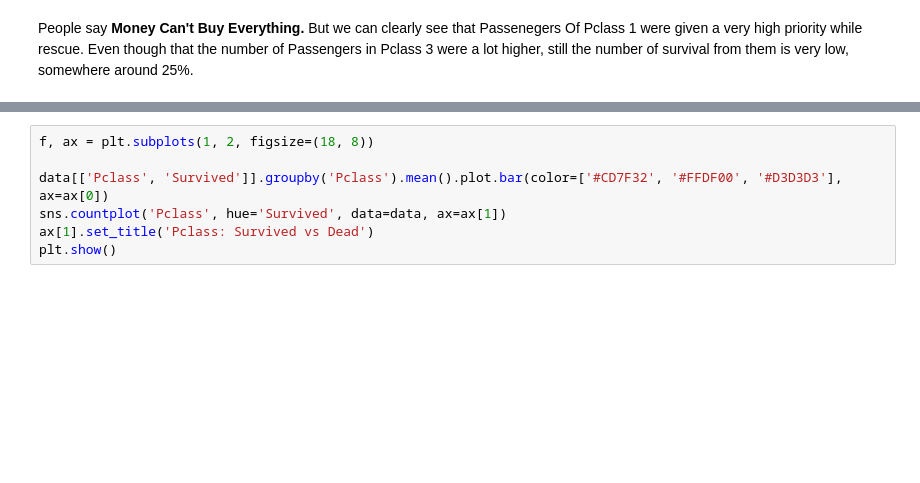
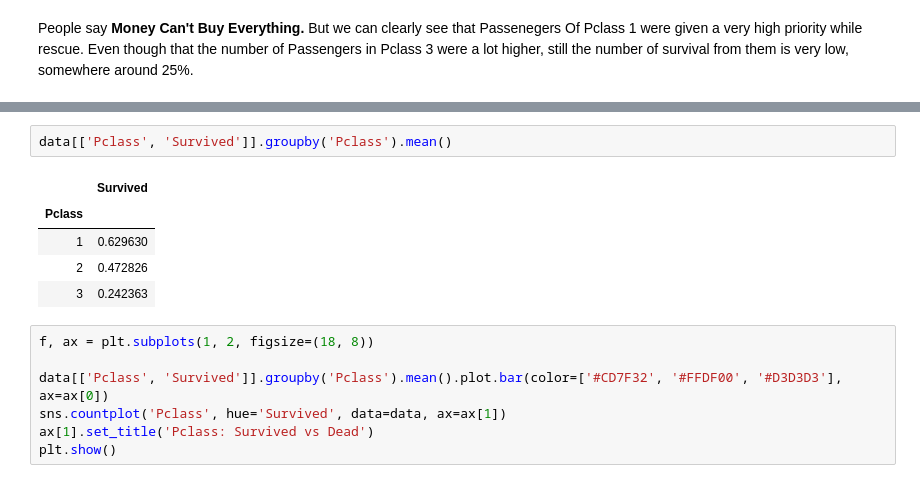
Before and after one commit to Steve-YJ/Explore-Kaggle, a Jupyter notebook: 01. Titanic/01. Kaggle-Titanic.ipynb, the cells around one changed output, grey strips where cells are left out. Saved outputs shown, nothing was run; the diff lists cells and outputs as text; blank space fills up the shorter version.

```diff
--- a/01. Titanic/01. Kaggle-Titanic.ipynb
+++ b/01. Titanic/01. Kaggle-Titanic.ipynb
@@ -229,3 +266,11 @@ People say **Money Can't Buy Everything.** But we can clearly see that Passenege
+# %%
+data[['Pclass', 'Survived']].groupby('Pclass').mean()
+# %% [output]
+|  | Survived |
+| Pclass |  |
+| 1 | 0.629630 |
+| 2 | 0.472826 |
+| 3 | 0.242363 |
 # %%
 f, ax = plt.subplots(1, 2, figsize=(18, 8))
 
```
Also changed, not shown: parts of 20 cells of this notebook.
